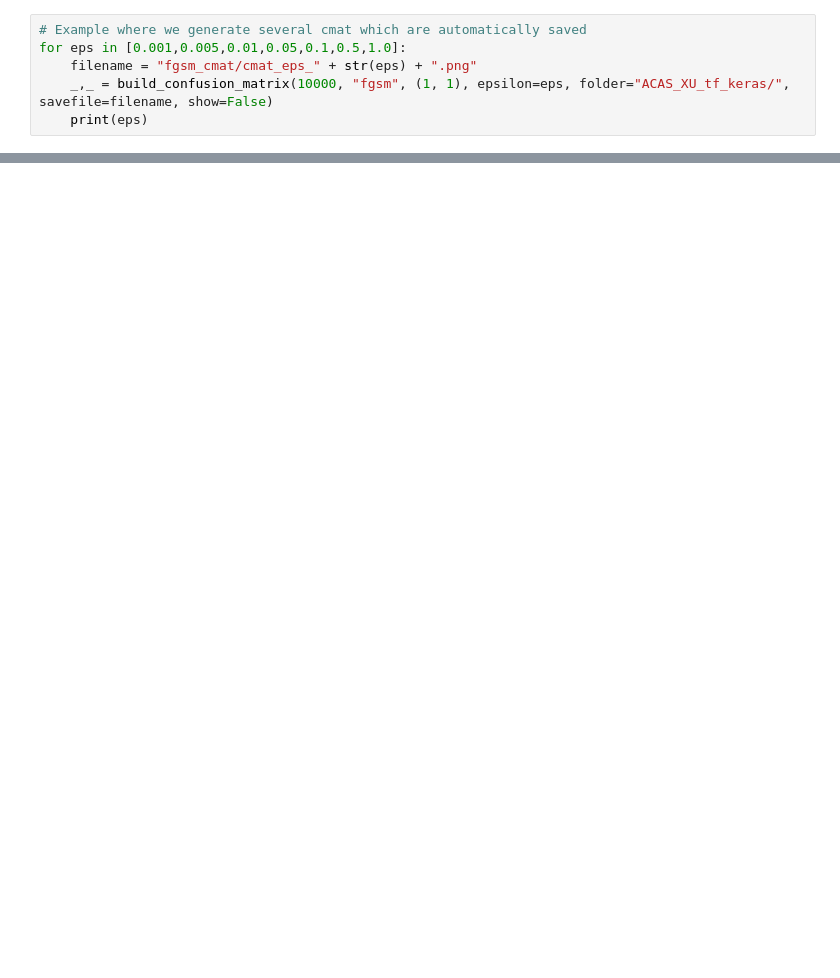
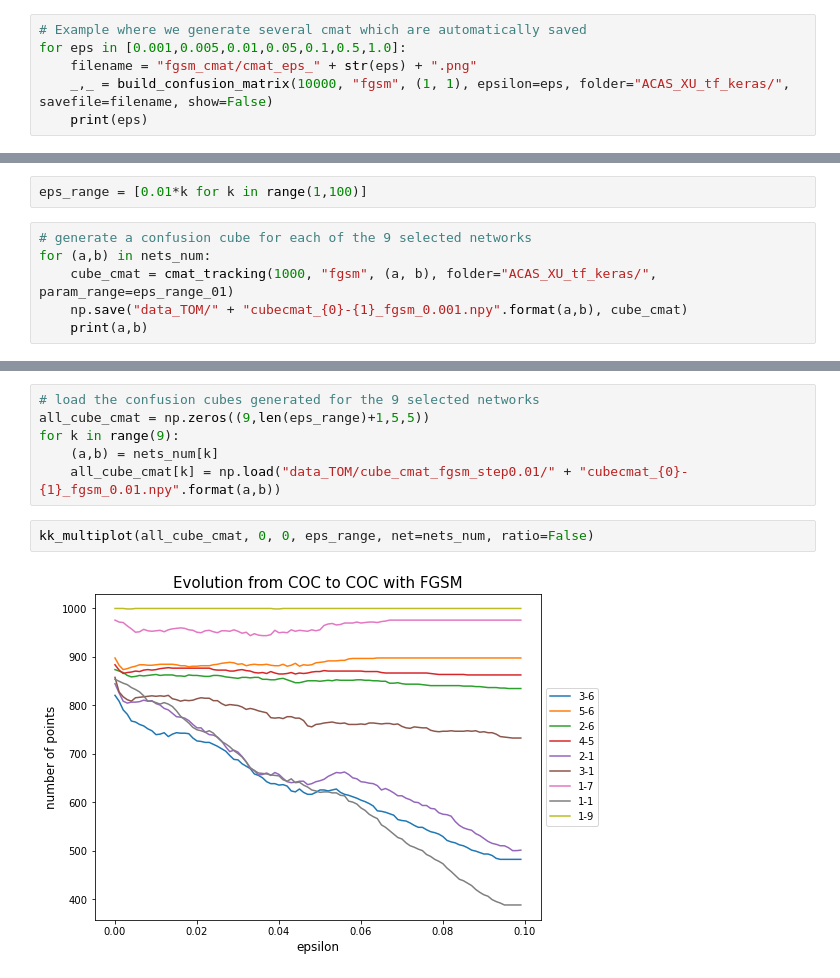
Before and after one commit to thomasghobril/adversarial-attack, a Jupyter notebook: ConfusionMatrix_TOM.ipynb, the cells around one changed output, grey strips where cells are left out. Cells and saved outputs as stored; diff of their text form; blank space fills up the shorter version.

```diff
--- a/ConfusionMatrix_TOM.ipynb
+++ b/ConfusionMatrix_TOM.ipynb
@@ -255,0 +313,8 @@ array([ 1., 29., 25., 18.,  4.,  3.,  1.,  1.])
+# %%
+eps_range = [0.01*k for k in range(1,100)]
+# %%
+# generate a confusion cube for each of the 9 selected networks
+for (a,b) in nets_num:
+    cube_cmat = cmat_tracking(1000, "fgsm", (a, b), folder="ACAS_XU_tf_keras/", param_range=eps_range_01)
+    np.save("data_TOM/" + "cubecmat_{0}-{1}_fgsm_0.001.npy".format(a,b), cube_cmat)
+    print(a,b)
@@ -255,0 +339,10 @@ array([ 1., 29., 25., 18.,  4.,  3.,  1.,  1.])
+# %%
+# load the confusion cubes generated for the 9 selected networks
+all_cube_cmat = np.zeros((9,len(eps_range)+1,5,5))
+for k in range(9):
+    (a,b) = nets_num[k]
+    all_cube_cmat[k] = np.load("data_TOM/cube_cmat_fgsm_step0.01/" + "cubecmat_{0}-{1}_fgsm_0.01.npy".format(a,b))
+# %%
+kk_multiplot(all_cube_cmat, 0, 0, eps_range, net=nets_num, ratio=False)
+# %% [output]
+[figure, added]
```
Also changed, not shown: parts of 19 cells of this notebook, 1 other file.
